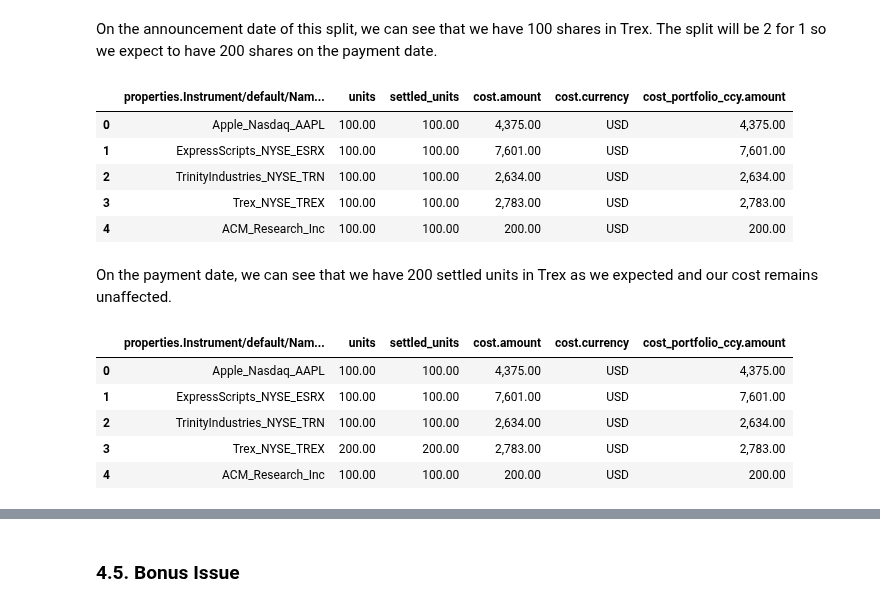
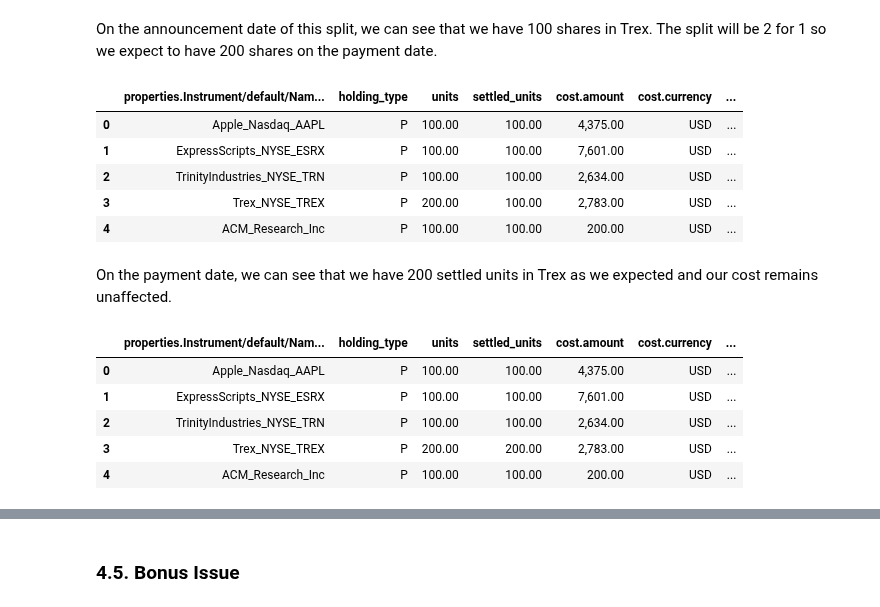
Before and after one commit to finbourne/sample-notebooks, a Jupyter notebook: examples/use-cases/ibor/Corporate Actions.ipynb, the cells around one changed output, grey strips where cells are left out. Drawn from its saved outputs; the diff is of its cells as text; code cells hidden in the pictures.

```diff
--- a/examples/use-cases/ibor/Corporate Actions.ipynb
+++ b/examples/use-cases/ibor/Corporate Actions.ipynb
@@ -104,15 +108,26 @@ def to_datetime(date):
     datetime_date = datetime.strptime(date, "%d/%m/%Y").replace(tzinfo=pytz.utc)
     return datetime_date
 
+
 def get_portfolio_holdings(date):
-    holdings=transaction_portfolios_api.get_holdings(
+    holdings = transaction_portfolios_api.get_holdings(
         scope=scope,
         code=portfolio_code,
         effective_at=to_datetime(date),
-        property_keys=['instrument/default/Name']
-        )
+        property_keys=["instrument/default/Name"],
+    )
 
-    return lusid_response_to_data_frame(holdings)[['properties.Instrument/default/Name.value.label_value', "holding_type", "units", "settled_units",	"cost.amount", "cost.currency", "cost_portfolio_ccy.amount"]]
+    return lusid_response_to_data_frame(holdings)[
+        [
+            "properties.Instrument/default/Name.value.label_value",
+            "holding_type",
+            "units",
+            "settled_units",
+            "cost.amount",
+            "cost.currency",
+            "cost_portfolio_ccy.amount",
+        ]
+    ]
 # %% [markdown]
 ## 1. Upload instrument master
 # %% [markdown]
@@ -519,22 +538,22 @@ result = corporate_action_sources_api.batch_upsert_corporate_actions(
 # %% [markdown]
 On the announcement date of this split, we can see that we have 100 shares in Trex. The split will be 2 for 1 so we expect to have 200 shares on the payment date.
 # %%
-get_portfolio_holdings("07/05/2018")
+get_portfolio_holdings("21/05/2018")
 # %% [output]
-|  | properties.Instrument/default/Nam... | units | settled_units | cost.amount | cost.currency | cost_portfolio_ccy.amount |
-| 0 | Apple_Nasdaq_AAPL | 100.00 | 100.00 | 4,375.00 | USD | 4,375.00 |
-| 1 | ExpressScripts_NYSE_ESRX | 100.00 | 100.00 | 7,601.00 | USD | 7,601.00 |
-| 2 | TrinityIndustries_NYSE_TRN | 100.00 | 100.00 | 2,634.00 | USD | 2,634.00 |
-| 3 | Trex_NYSE_TREX | 100.00 | 100.00 | 2,783.00 | USD | 2,783.00 |
-| 4 | ACM_Research_Inc | 100.00 | 100.00 | 200.00 | USD | 200.00 |
+|  | properties.Instrument/default/Nam... | holding_type | units | settled_units | cost.amount | cost.currency | ... |
+| 0 | Apple_Nasdaq_AAPL | P | 100.00 | 100.00 | 4,375.00 | USD | ... |
+| 1 | ExpressScripts_NYSE_ESRX | P | 100.00 | 100.00 | 7,601.00 | USD | ... |
+| 2 | TrinityIndustries_NYSE_TRN | P | 100.00 | 100.00 | 2,634.00 | USD | ... |
+| 3 | Trex_NYSE_TREX | P | 200.00 | 100.00 | 2,783.00 | USD | ... |
+| 4 | ACM_Research_Inc | P | 100.00 | 100.00 | 200.00 | USD | ... |
 # %% [markdown]
 On the payment date, we can see that we have 200 settled units in Trex as we expected and our cost remains unaffected.
 # %%
 get_portfolio_holdings("19/06/2018")
 # %% [output]
-|  | properties.Instrument/default/Nam... | units | settled_units | cost.amount | cost.currency | cost_portfolio_ccy.amount |
-| 0 | Apple_Nasdaq_AAPL | 100.00 | 100.00 | 4,375.00 | USD | 4,375.00 |
-| 1 | ExpressScripts_NYSE_ESRX | 100.00 | 100.00 | 7,601.00 | USD | 7,601.00 |
-| 2 | TrinityIndustries_NYSE_TRN | 100.00 | 100.00 | 2,634.00 | USD | 2,634.00 |
-| 3 | Trex_NYSE_TREX | 200.00 | 200.00 | 2,783.00 | USD | 2,783.00 |
-| 4 | ACM_Research_Inc | 100.00 | 100.00 | 200.00 | USD | 200.00 |
+|  | properties.Instrument/default/Nam... | holding_type | units | settled_units | cost.amount | cost.currency | ... |
+| 0 | Apple_Nasdaq_AAPL | P | 100.00 | 100.00 | 4,375.00 | USD | ... |
+| 1 | ExpressScripts_NYSE_ESRX | P | 100.00 | 100.00 | 7,601.00 | USD | ... |
+| 2 | TrinityIndustries_NYSE_TRN | P | 100.00 | 100.00 | 2,634.00 | USD | ... |
+| 3 | Trex_NYSE_TREX | P | 200.00 | 200.00 | 2,783.00 | USD | ... |
+| 4 | ACM_Research_Inc | P | 100.00 | 100.00 | 200.00 | USD | ... |
```
Also changed, not shown: parts of 22 cells of this notebook, 1 other file.
